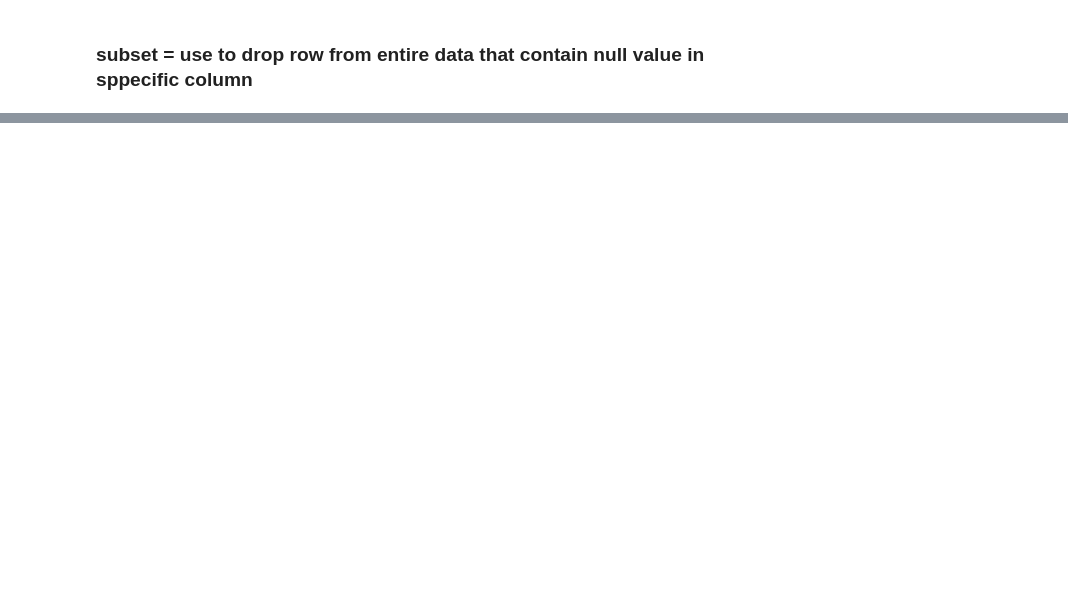
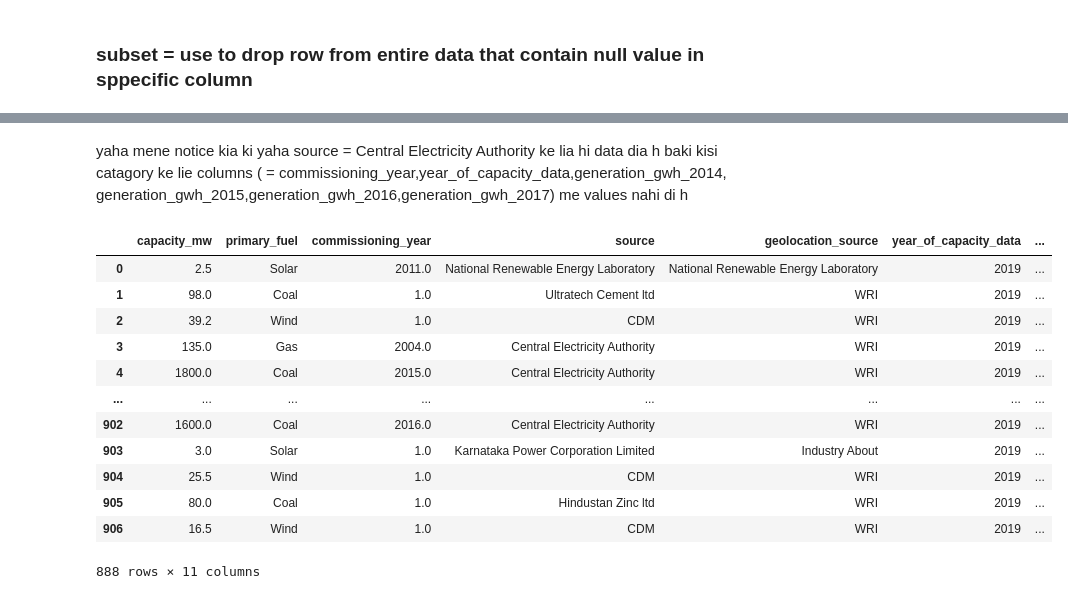
Before and after one commit to Vjeet83/global-power-plant-project, a Jupyter notebook: project global power plant (given by satyamsir).ipynb, the cells around one changed output, grey strips where cells are left out. Cells and saved outputs as stored; diff of their text form; code cells hidden in the pictures; blank space fills up the shorter version.

```diff
--- a/project global power plant (given by satyamsir).ipynb
+++ b/project global power plant (given by satyamsir).ipynb
@@ -139,0 +369,25 @@ df.isnull().sum()
+# %% [markdown]
+yaha mene notice kia ki yaha source = Central Electricity Authority ke lia hi data dia h
+baki kisi catagory ke lie columns ( = commissioning_year,year_of_capacity_data,generation_gwh_2014,
+generation_gwh_2015,generation_gwh_2016,generation_gwh_2017)      me  values nahi di h
+# %%
+df2 =df.fillna({"year_of_capacity_data":"2019"})
+df2['year_of_capacity_data'] = df2['year_of_capacity_data'].astype(int)
+# %%
+df2["commissioning_year"]= df2["commissioning_year"].fillna(1)
+# %%
+df2
+# %% [output]
+|  | capacity_mw | primary_fuel | commissioning_year | source | geolocation_source | year_of_capacity_data | ... |
+| 0 | 2.5 | Solar | 2011.0 | National Renewable Energy Laboratory | National Renewable Energy Laboratory | 2019 | ... |
+| 1 | 98.0 | Coal | 1.0 | Ultratech Cement ltd | WRI | 2019 | ... |
+| 2 | 39.2 | Wind | 1.0 | CDM | WRI | 2019 | ... |
+| 3 | 135.0 | Gas | 2004.0 | Central Electricity Authority | WRI | 2019 | ... |
+| 4 | 1800.0 | Coal | 2015.0 | Central Electricity Authority | WRI | 2019 | ... |
+| ... | ... | ... | ... | ... | ... | ... | ... |
+| 902 | 1600.0 | Coal | 2016.0 | Central Electricity Authority | WRI | 2019 | ... |
+| 903 | 3.0 | Solar | 1.0 | Karnataka Power Corporation Limited | Industry About | 2019 | ... |
+| 904 | 25.5 | Wind | 1.0 | CDM | WRI | 2019 | ... |
+| 905 | 80.0 | Coal | 1.0 | Hindustan Zinc ltd | WRI | 2019 | ... |
+| 906 | 16.5 | Wind | 1.0 | CDM | WRI | 2019 | ... |
+888 rows × 11 columns
```
Also changed, not shown: parts of 53 cells of this notebook.
